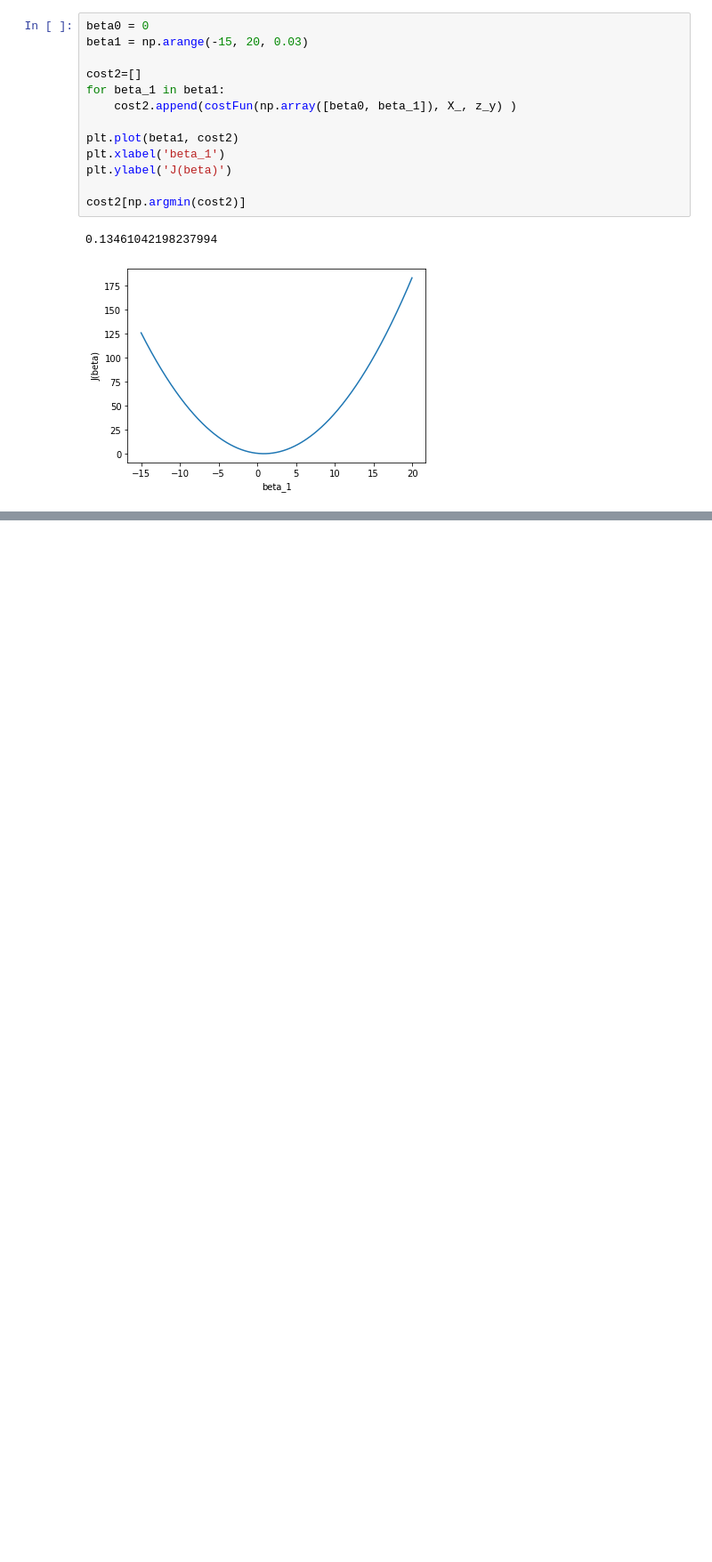
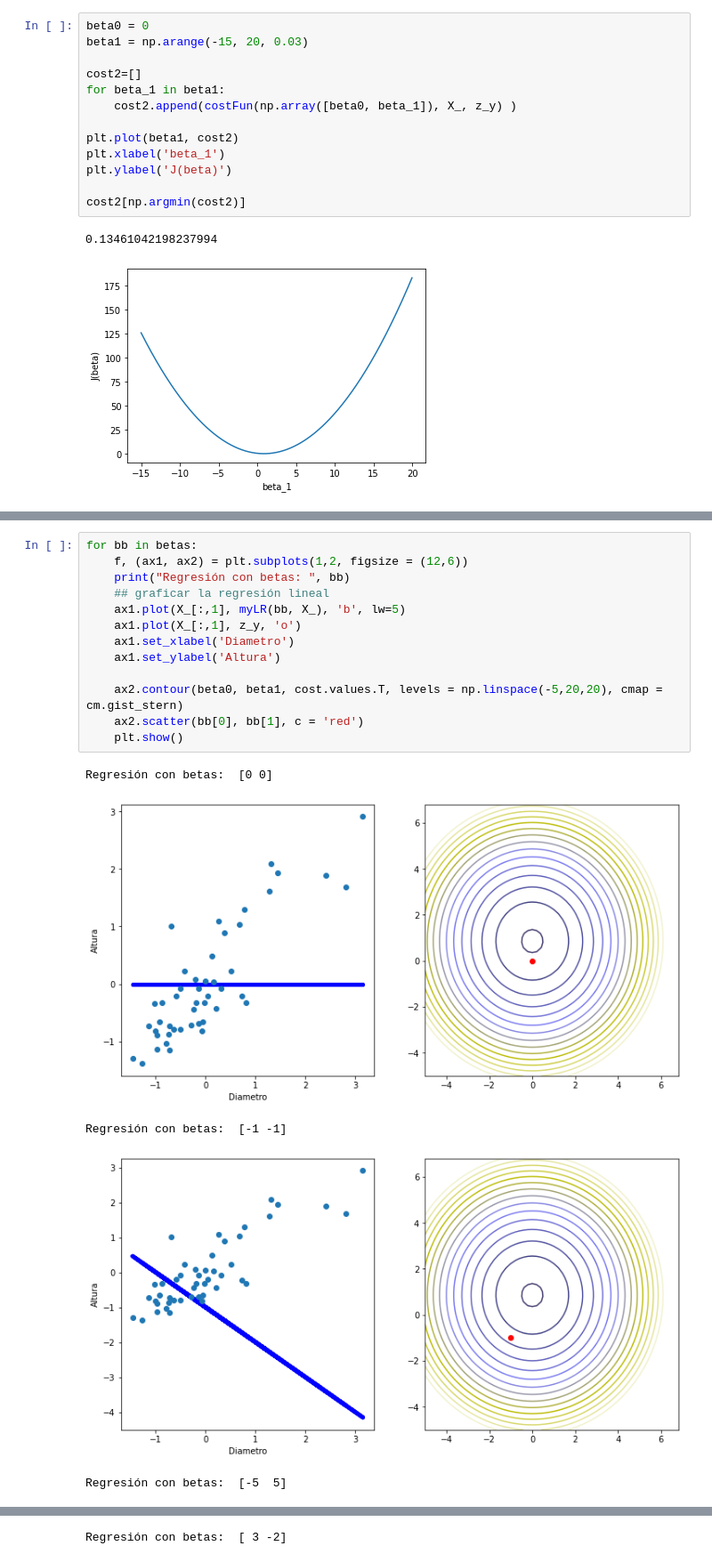
Before and after one commit to Leonardob29/Actividades_Diplomado, a Jupyter notebook: Regresion_Lineal/Regresion_Lineal.ipynb, the cells around one changed output, grey strips where cells are left out. Shown at 89% size. Drawn from its saved outputs; the diff is of its cells as text; blank space fills up the shorter version.

```diff
--- a/Regresion_Lineal/Regresion_Lineal.ipynb
+++ b/Regresion_Lineal/Regresion_Lineal.ipynb
@@ -214,0 +269,19 @@ cost2[np.argmin(cost2)]
+# %%
+for bb in betas:
+    f, (ax1, ax2) = plt.subplots(1,2, figsize = (12,6))
+    print("Regresión con betas: ", bb)
+    ## graficar la regresión lineal
+    ax1.plot(X_[:,1], myLR(bb, X_), 'b', lw=5)
+    ax1.plot(X_[:,1], z_y, 'o')
+    ax1.set_xlabel('Diametro')
+    ax1.set_ylabel('Altura')
+
+    ax2.contour(beta0, beta1, cost.values.T, levels = np.linspace(-5,20,20), cmap = cm.gist_stern)
+    ax2.scatter(bb[0], bb[1], c = 'red')
+    plt.show()
+# %% [output]
+Regresión con betas:  [0 0]
+[figure, added]
+Regresión con betas:  [-1 -1]
+[figure, added]
+Regresión con betas:  [-5  5]
@@ -214,0 +289 @@ cost2[np.argmin(cost2)]
+Regresión con betas:  [ 3 -2]
```
Also changed, not shown: parts of 22 cells of this notebook.
